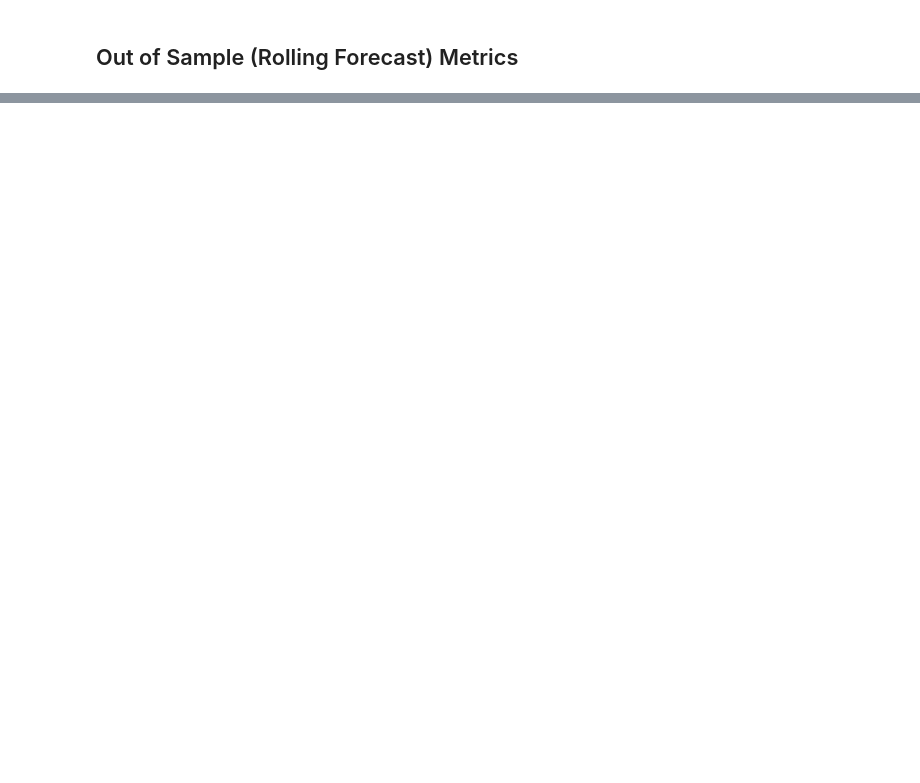
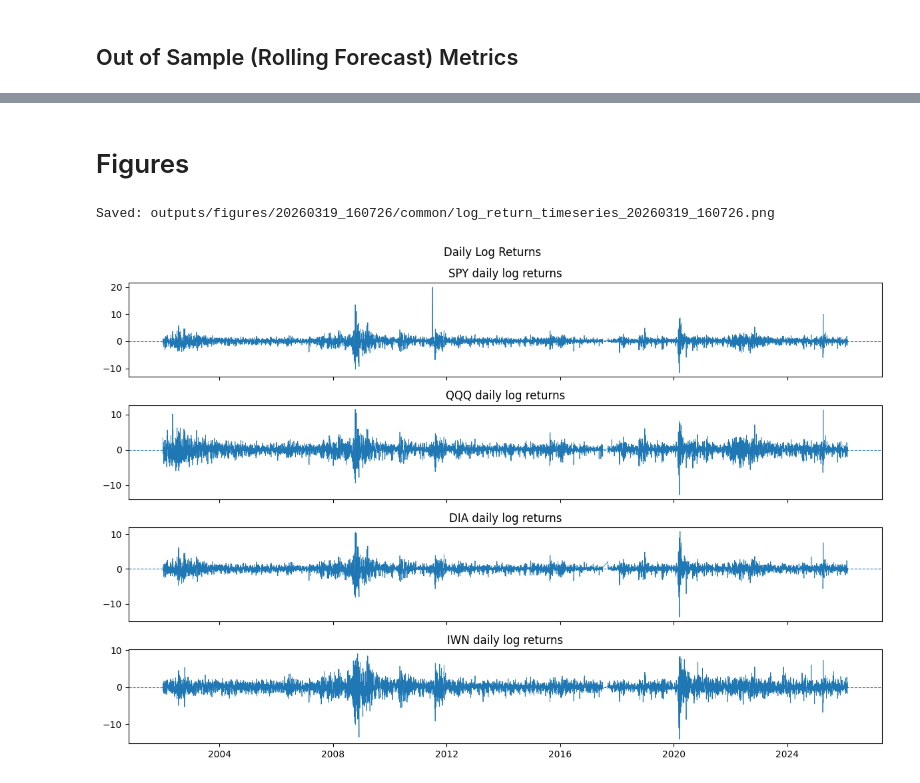
Before and after one commit to JonathanMa03/pmlproject-MaZhuTao-SP26, a Jupyter notebook: models_notebook.ipynb, the cells around one changed output, grey strips where cells are left out. Saved outputs shown, nothing was run; the diff lists cells and outputs as text; code cells hidden in the pictures; blank space fills up the shorter version.

```diff
--- a/models_notebook.ipynb
+++ b/models_notebook.ipynb
@@ -777,0 +849,5 @@ summary_df[["model", "var_hit_rate", "expected_var_rate", "mean_lps", "mean_es"]
+# %%
+for name, res in all_results.items():
+    res.to_csv(FORECAST_DIR / f"rolling_{name}_SPY.csv", index=False)
+
+summary_df.to_csv(FORECAST_DIR / "rolling_summary_SPY.csv", index=False)
@@ -778,3 +859,40 @@ summary_df[["model", "var_hit_rate", "expected_var_rate", "mean_lps", "mean_es"]
 # %%
 # TODO: Run evaluation on all models, starting with n_sim=200 and window size 500
 # TODO: ^ scale later
+# %% [markdown]
+# Figures
+# %%
+from datetime import datetime
+RUN_TS = datetime.now().strftime("%Y%m%d_%H%M%S")
+
+FIG_ROOT = Path("outputs") / "figures" / RUN_TS
+COMMON_FIG = FIG_ROOT / "common"
+GAUSS_FIG = FIG_ROOT / "gaussian"
+T_FIG = FIG_ROOT / "student_t"
+MIX_FIG = FIG_ROOT / "gaussian_mixture"
+SV_FIG = FIG_ROOT / "sv"
+
+for folder in [COMMON_FIG, GAUSS_FIG, T_FIG, MIX_FIG, SV_FIG]:
+    folder.mkdir(parents=True, exist_ok=True)
+
+SERIES = ["SPY", "QQQ", "DIA", "IWN"]
+
+def savefig(name: str, folder: Path, dpi: int = 200):
+    path = folder / f"{name}_{RUN_TS}.png"
+    plt.savefig(path, dpi=dpi, bbox_inches="tight")
+    print(f"Saved: {path}")
+# %%
+fig, axes = plt.subplots(len(SERIES), 1, figsize=(12, 8), sharex=True)
+
+for i, s in enumerate(SERIES):
+    axes[i].plot(df["date"], df[s], linewidth=0.6)
+    axes[i].set_title(f"{s} daily log returns")
+    axes[i].axhline(0, linestyle="--", linewidth=0.8)
+
+plt.suptitle("Daily Log Returns")
+plt.tight_layout()
+savefig("log_return_timeseries", COMMON_FIG)
+plt.show()
+# %% [output]
+Saved: outputs/figures/20260319_160726/common/log_return_timeseries_20260319_160726.png
+[figure, added]
```
Also changed, not shown: parts of 61 cells of this notebook, 45 other files.
